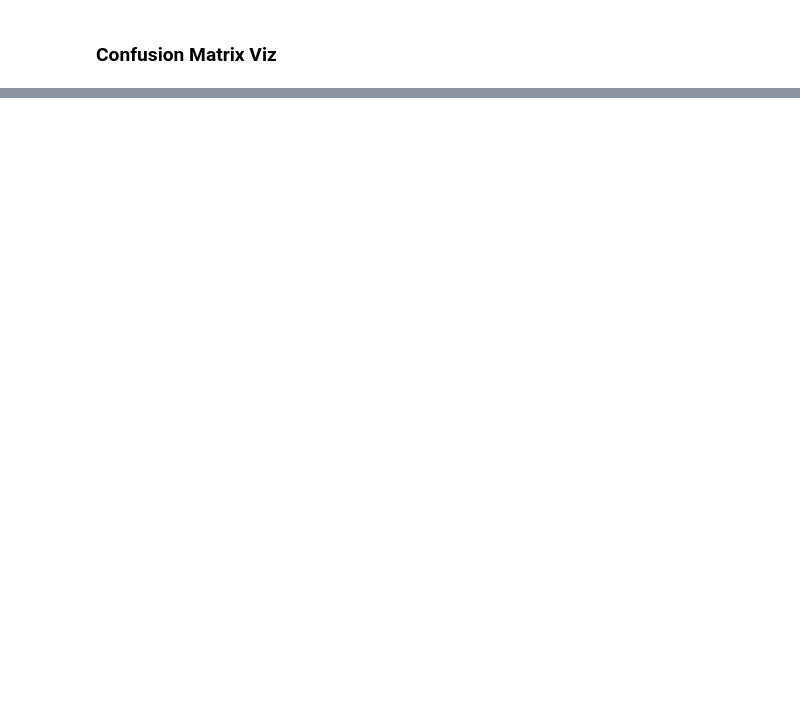
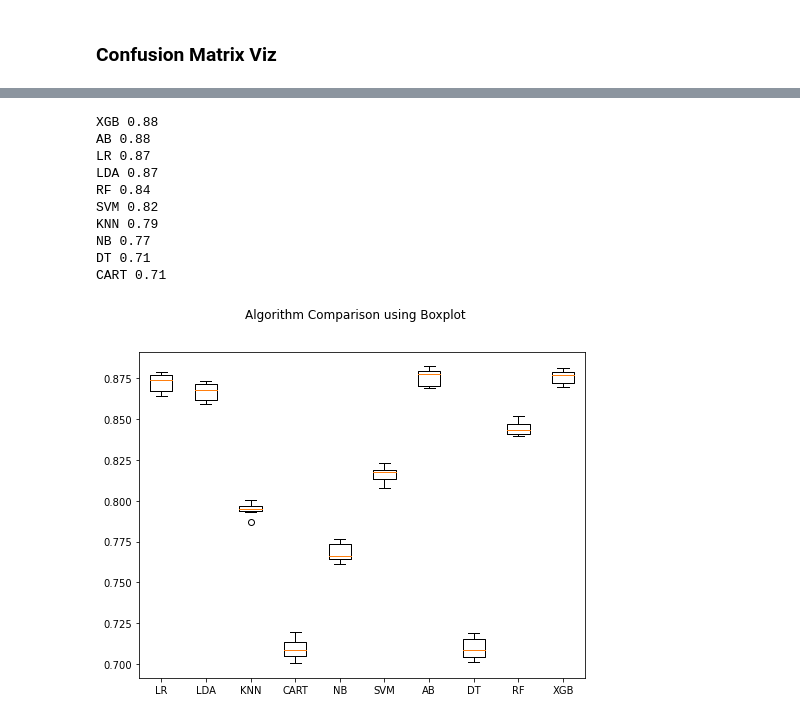
Before and after one commit to rambasnet/PredictingMOOCDropouts, a Jupyter notebook: Baseline-Experiments.ipynb, the cells around one changed output, grey strips where cells are left out. Cells and saved outputs as stored; diff of their text form; code cells hidden in the pictures; blank space fills up the shorter version.

```diff
--- a/Baseline-Experiments.ipynb
+++ b/Baseline-Experiments.ipynb
@@ -347,0 +403,10 @@ plot_confusion_matrix(Y_validation, Y_predictions, classes=classes,
+# %%
+path = 'data/stanford'
+db_path = os.path.join(path, 'normalized_all_features.csv')
+df = pd.read_csv(db_path, index_col=0)
+# Features that could lead to overfitting the models
+bad_features = ['enrollment_id']
+df.drop(labels=bad_features, axis='columns', inplace=True)
+dep_var = 'label'
+X = df.loc[:, df.columns != dep_var]
+y = df[dep_var]
@@ -347,0 +440,6 @@ plot_confusion_matrix(Y_validation, Y_predictions, classes=classes,
+# %%
+# create validation dataset
+X_train, X_validation, Y_train, Y_validation = splitDataset(X, y)
+# %%
+# run experiments
+results, accuracies, classifiers = runExperiments(X_train, Y_train)
@@ -347,0 +457,15 @@ plot_confusion_matrix(Y_validation, Y_predictions, classes=classes,
+# %%
+# compare models
+compareModels(accuracies, results, classifiers)
+# %% [output]
+XGB 0.88
+AB 0.88
+LR 0.87
+LDA 0.87
+RF 0.84
+SVM 0.82
+KNN 0.79
+NB 0.77
+DT 0.71
+CART 0.71
+[figure, added]
```
Also changed, not shown: parts of 28 cells of this notebook, 14 other files.
